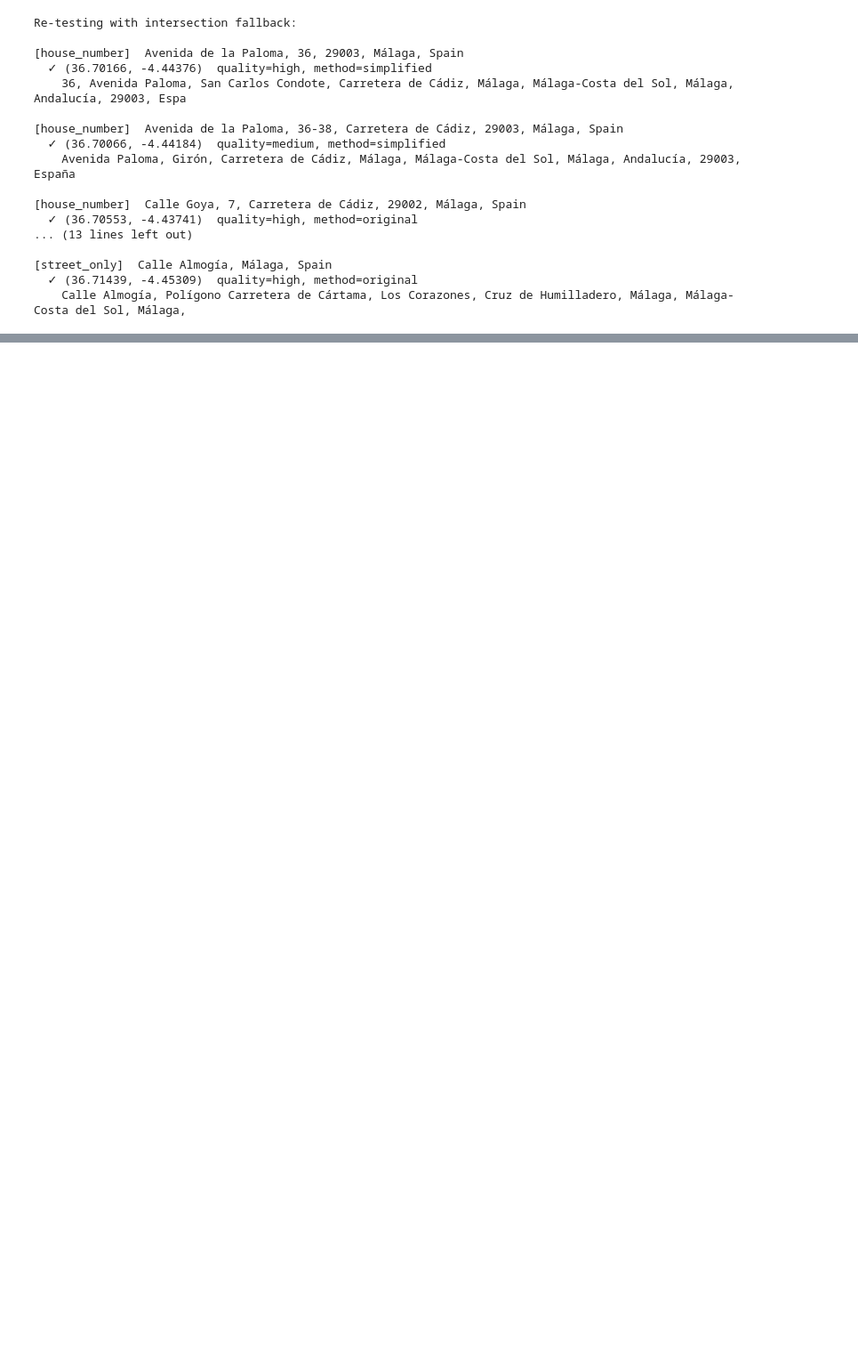
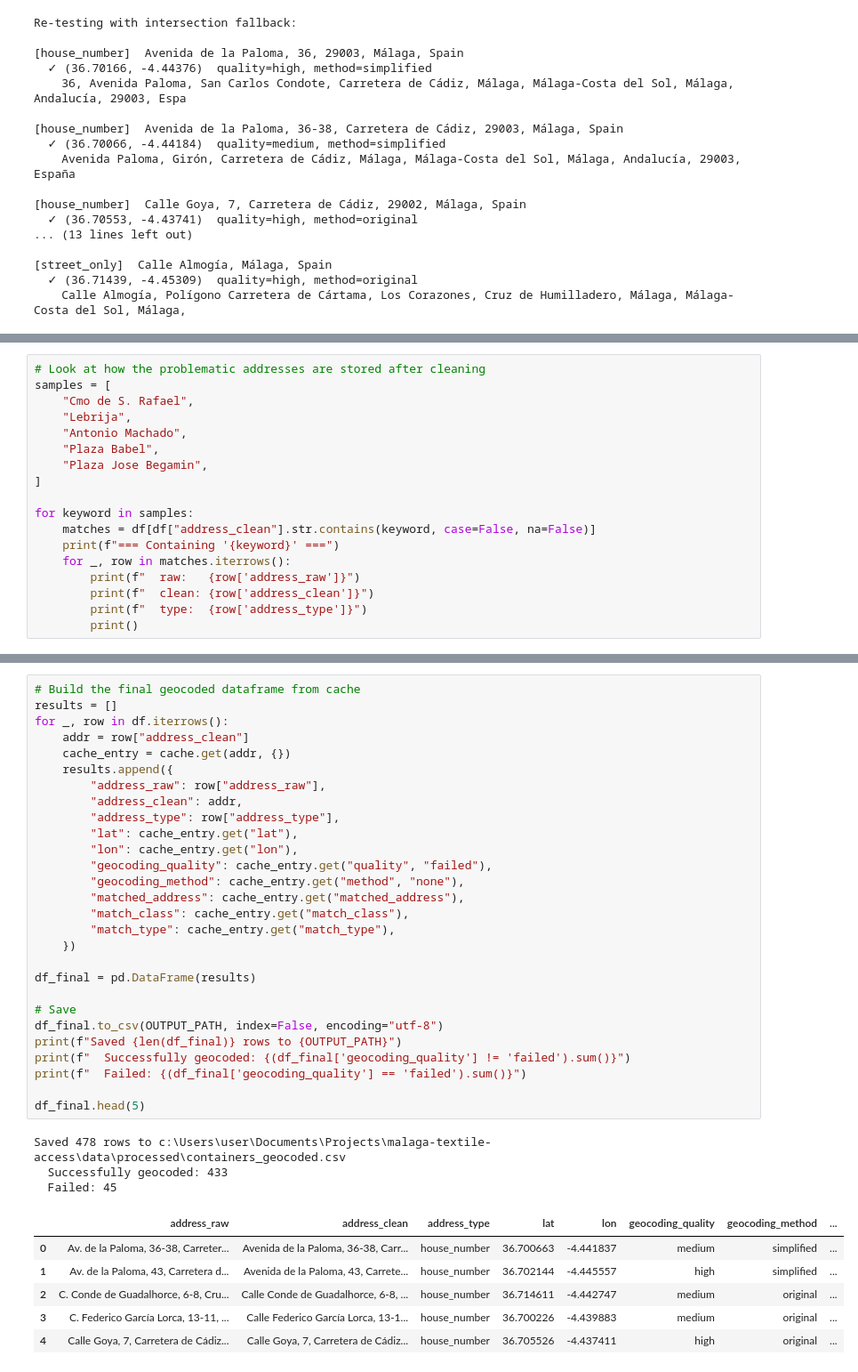
Before and after one commit to lidavaynberg/malaga-textile-access, a Jupyter notebook: notebooks/02_geocode_containers.ipynb, the cells around one changed output, grey strips where cells are left out. Shown at 89% size. Drawn from its saved outputs; the diff is of its cells as text; blank space fills up the shorter version.

Commit message:
feat: complete geocoding pipeline with fallback strategy (90.6% success)

```diff
--- a/notebooks/02_geocode_containers.ipynb
+++ b/notebooks/02_geocode_containers.ipynb
@@ -543,0 +982,18 @@ Re-testing with intersection fallback:
+# %%
+# Look at how the problematic addresses are stored after cleaning
+samples = [
+    "Cmo de S. Rafael",
+    "Lebrija",
+    "Antonio Machado",
+    "Plaza Babel",
+    "Plaza Jose Begamin",
+]
+
+for keyword in samples:
+    matches = df[df["address_clean"].str.contains(keyword, case=False, na=False)]
+    print(f"=== Containing '{keyword}' ===")
+    for _, row in matches.iterrows():
+        print(f"  raw:   {row['address_raw']}")
+        print(f"  clean: {row['address_clean']}")
+        print(f"  type:  {row['address_type']}")
+        print()
@@ -543,0 +1157,38 @@ Re-testing with intersection fallback:
+# %%
+# Build the final geocoded dataframe from cache
+results = []
+for _, row in df.iterrows():
+    addr = row["address_clean"]
+    cache_entry = cache.get(addr, {})
+    results.append({
+        "address_raw": row["address_raw"],
+        "address_clean": addr,
+        "address_type": row["address_type"],
+        "lat": cache_entry.get("lat"),
+        "lon": cache_entry.get("lon"),
+        "geocoding_quality": cache_entry.get("quality", "failed"),
+        "geocoding_method": cache_entry.get("method", "none"),
+        "matched_address": cache_entry.get("matched_address"),
+        "match_class": cache_entry.get("match_class"),
+        "match_type": cache_entry.get("match_type"),
+    })
+
+df_final = pd.DataFrame(results)
+
+# Save
+df_final.to_csv(OUTPUT_PATH, index=False, encoding="utf-8")
+print(f"Saved {len(df_final)} rows to {OUTPUT_PATH}")
+print(f"  Successfully geocoded: {(df_final['geocoding_quality'] != 'failed').sum()}")
+print(f"  Failed: {(df_final['geocoding_quality'] == 'failed').sum()}")
+
+df_final.head(5)
+# %% [output]
+Saved 478 rows to c:\Users\user\Documents\Projects\malaga-textile-access\data\processed\containers_geocoded.csv
+  Successfully geocoded: 433
+  Failed: 45
+|  | address_raw | address_clean | address_type | lat | lon | geocoding_quality | geocoding_method | ... |
+| 0 | Av. de la Paloma, 36-38, Carreter... | Avenida de la Paloma, 36-38, Carr... | house_number | 36.700663 | -4.441837 | medium | simplified | ... |
+| 1 | Av. de la Paloma, 43, Carretera d... | Avenida de la Paloma, 43, Carrete... | house_number | 36.702144 | -4.445557 | high | simplified | ... |
+| 2 | C. Conde de Guadalhorce, 6-8, Cru... | Calle Conde de Guadalhorce, 6-8, ... | house_number | 36.714611 | -4.442747 | medium | original | ... |
+| 3 | C. Federico García Lorca, 13-11, ... | Calle Federico García Lorca, 13-1... | house_number | 36.700226 | -4.439883 | medium | original | ... |
+| 4 | Calle Goya, 7, Carretera de Cádiz... | Calle Goya, 7, Carretera de Cádiz... | house_number | 36.705526 | -4.437411 | high | original | ... |
```
Also changed, not shown: parts of 8 cells of this notebook, 1 other file.
